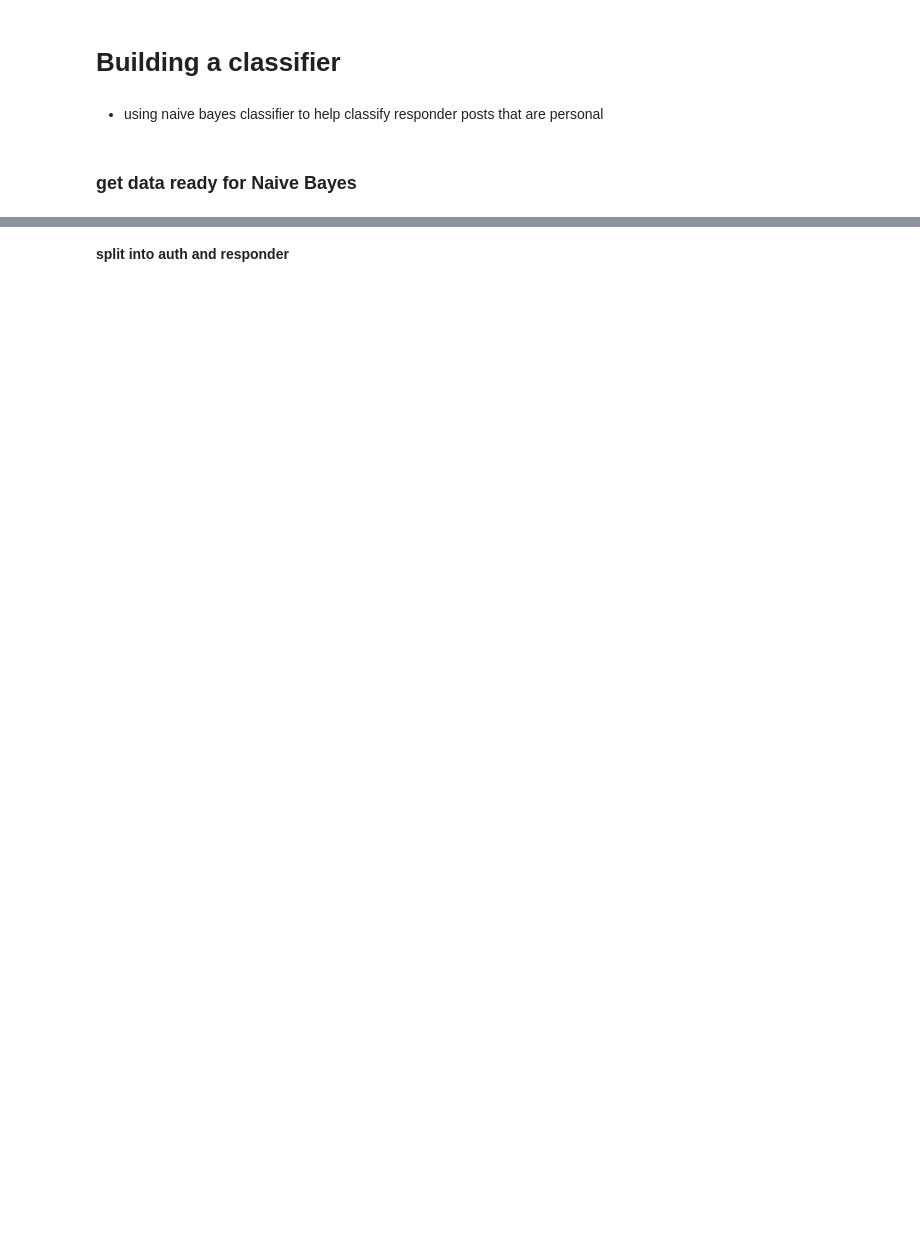
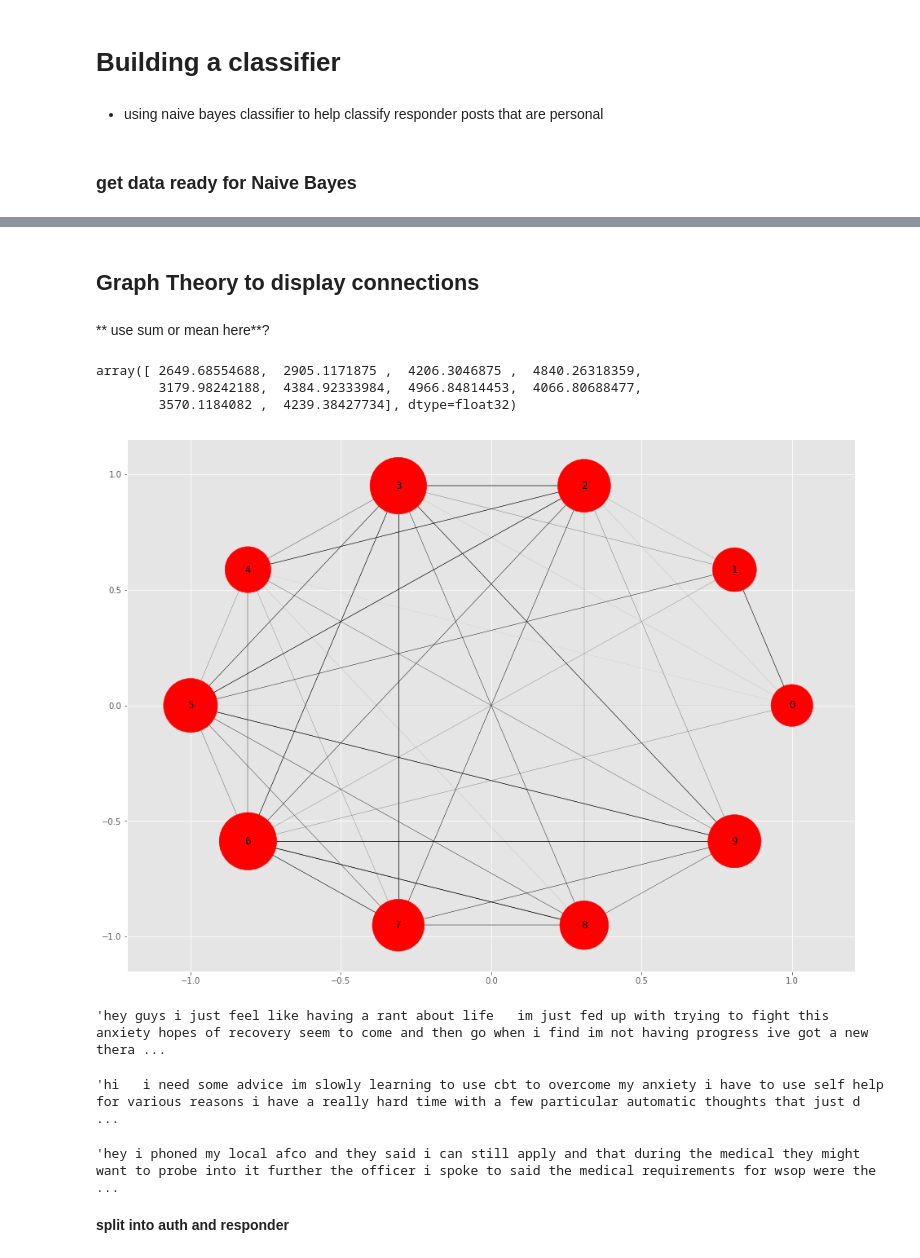
Before and after one commit to millertracy/g-project, a Jupyter notebook: test_explore.ipynb, the cells around one changed output, grey strips where cells are left out. Drawn from its saved outputs; the diff is of its cells as text; code cells hidden in the pictures; blank space fills up the shorter version.

Commit message:
explore more naive bayes modeling and graph theory

```diff
--- a/test_explore.ipynb
+++ b/test_explore.ipynb
@@ -171,0 +1087,5 @@ df = pd.read_pickle("df_man.pkl")
+# %%
+vzer = TfidfVectorizer(stop_words = 'english', max_df = 0.5)
+vect = vzer.fit_transform(posts).astype('float32')
+# %%
+sim = linear_kernel(vect, vect)
@@ -171,0 +1115,2 @@ df = pd.read_pickle("df_man.pkl")
+# %% [markdown]
+## Graph Theory to display connections
@@ -172,2 +1132,31 @@ df = pd.read_pickle("df_man.pkl")
+# %% [markdown]
+** use sum or mean here**?
+# %%
+n_sizes = np.exp((sim.sum(axis = 1)))
+n_sizes = n_sizes*800
+n_sizes
+# %% [output]
+array([ 2649.68554688,  2905.1171875 ,  4206.3046875 ,  4840.26318359,
+        3179.98242188,  4384.92333984,  4966.84814453,  4066.80688477,
+        3570.1184082 ,  4239.38427734], dtype=float32)
+# %%
+figure, ax = plt.subplots(figsize = (16,12))
+netwrk = nx.draw_networkx(G, pos = nx.shell_layout(G), with_labels = True, edgelist = edges, width = w_arr, ax = ax,
+                 node_size = n_sizes)
+plt.savefig("graph_theory.png")
+# %% [output]
+[figure, added]
+# %%
+posts[3]
+# %% [output]
+'hey guys i just feel like having a rant about life   im just fed up with trying to fight this anxiety hopes of recovery seem to come and then go when i find im not having progress ive got a new thera ...
+# %%
+posts[7]
+# %% [output]
+'hi   i need some advice im slowly learning to use cbt to overcome my anxiety i have to use self help for various reasons i have a really hard time with a few particular automatic thoughts that just d ...
+# %%
+posts[0]
+# %% [output]
+'hey i phoned my local afco and they said i can still apply and that during the medical they might want to probe into it further the officer i spoke to said the medical requirements for wsop were the  ...
 # %% [markdown]
 **split into auth and responder**
```
Also changed, not shown: parts of 181 cells of this notebook.
